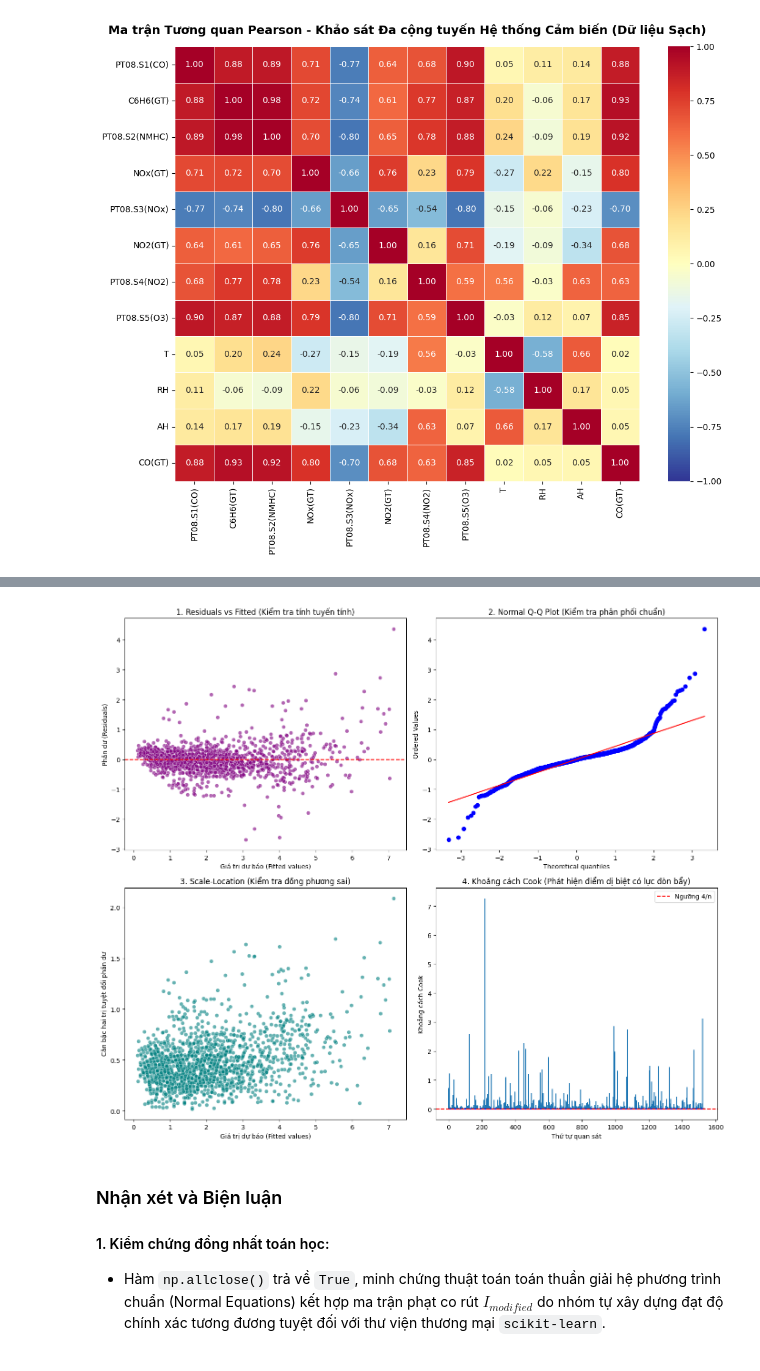
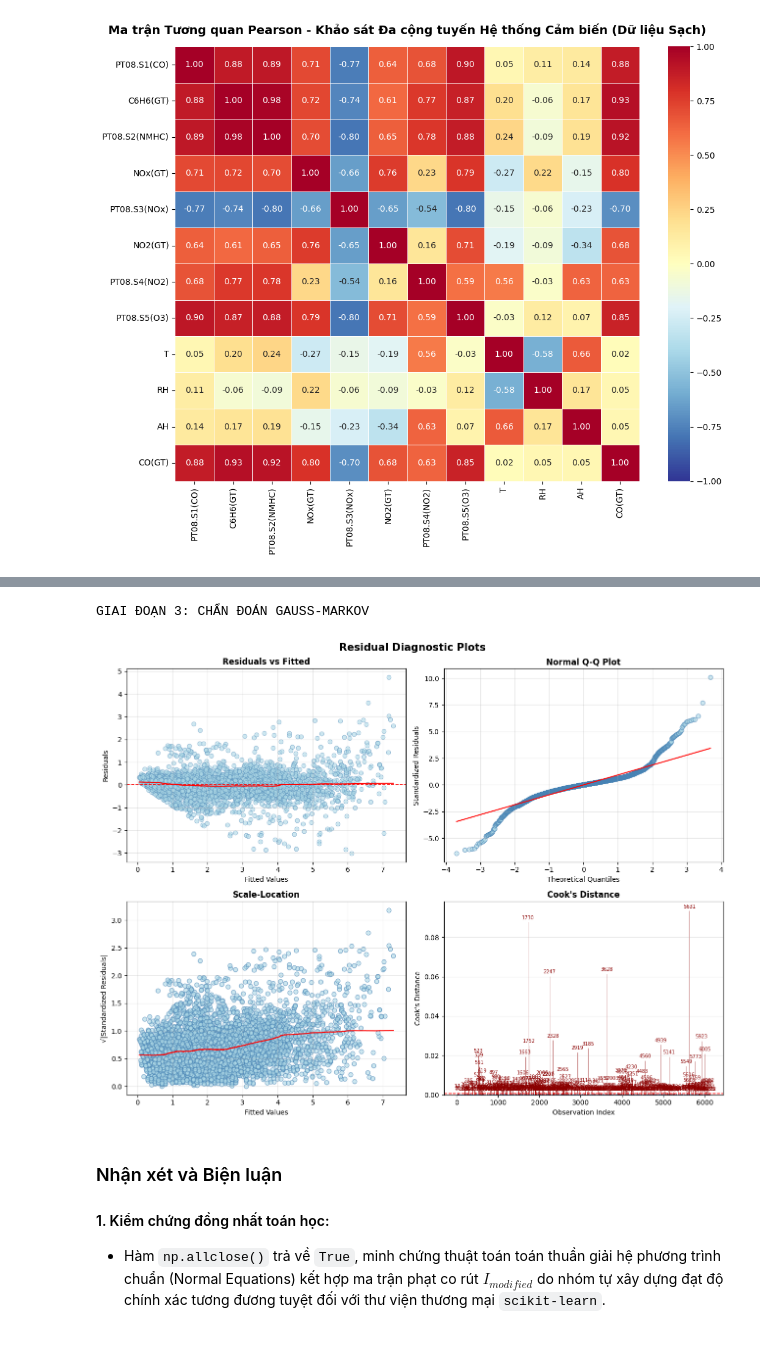
Before and after one commit to Hidebray/Data-fitting--OLS, a Jupyter notebook: part2_notebook.ipynb, the cells around one changed output, grey strips where cells are left out. Cells and saved outputs as stored; diff of their text form; code cells hidden in the pictures.

```diff
--- a/part2_notebook.ipynb
+++ b/part2_notebook.ipynb
@@ -202,54 +207,17 @@ Hệ số Beta (Thư viện tối ưu hóa Scikit-Learn): [2.16629744 0.28635074
 # %%
-import scipy.stats as stats
-import seaborn as sns
+# =====================================================================
+# GIAI ĐOẠN 3: GỌI HÀM CỦA THÀNH VIÊN 1 (CHẨN ĐOÁN GAUSS-MARKOV)
+# =====================================================================
+print("\nGIAI ĐOẠN 3: CHẨN ĐOÁN GAUSS-MARKOV ")
 
-if X_raw is not None:
-    # 1. Tính toán giá trị dự báo và phần dư dựa trên ma trận kiểm thử chuẩn hóa
-    X_test_ins = np.c_[np.ones(X_test_tf.shape[0]), X_test_tf] if not np.all(X_test_tf[:, 0] == 1) else X_test_tf
-    y_pred = (X_test_ins @ beta_ridge).flatten()
-    y_test_flat = y_test.flatten()
-    residuals = y_test_flat - y_pred
+# 1. Import hàm vẽ đồ thị từ module residual_analysis của TV1
+from part1.residual_analysis import residual_plots
 
-    # 2. Khởi tạo khung đồ thị 2x2 chuyên sâu
-    fig, axs = plt.subplots(2, 2, figsize=(14, 12))
-
-    # Đồ thị 1: Residuals vs Fitted
-    sns.scatterplot(x=y_pred, y=residuals, ax=axs[0, 0], color='purple', alpha=0.6)
-    axs[0, 0].axhline(0, color='red', linestyle='--')
-    axs[0, 0].set_title('1. Residuals vs Fitted (Kiểm tra tính tuyến tính)')
-    axs[0, 0].set_xlabel('Giá trị dự báo (Fitted values)')
-    axs[0, 0].set_ylabel('Phần dư (Residuals)')
-
-    # Đồ thị 2: Normal Q-Q Plot
-    stats.probplot(residuals, dist="norm", plot=axs[0, 1])
-    axs[0, 1].set_title('2. Normal Q-Q Plot (Kiểm tra phân phối chuẩn)')
-
-    # Đồ thị 3: Scale-Location Plot
-    sqrt_abs_res = np.sqrt(np.abs(residuals))
-    sns.scatterplot(x=y_pred, y=sqrt_abs_res, ax=axs[1, 0], color='teal', alpha=0.6)
-    axs[1, 0].set_title('3. Scale-Location (Kiểm tra đồng phương sai)')
-    axs[1, 0].set_xlabel('Giá trị dự báo (Fitted values)')
-    axs[1, 0].set_ylabel('Căn bậc hai trị tuyệt đối phần dư')
-
-    # Đồ thị 4: Tính toán khoảng cách Cook (Cook's Distance) thực tế để đồng bộ với Cell 6
-    # Công thức: d_i = (e_i^2 / (p * MSE)) * (h_ii / (1 - h_ii)^2).
-    # Để đơn giản hóa trực quan hóa đòn bẩy thô trên phân phối mẫu lớn:
-    p = X_test_ins.shape[1]
-    mse = np.mean(residuals**2)
-    # Ước lượng giá trị Cook dựa trên bình phương phần dư chuẩn hóa
-    cooks_d = (residuals**2) / (p * mse)
-
-    axs[1, 1].stem(np.arange(len(cooks_d)), cooks_d, markerfmt=' ', basefmt="b-")
-    axs[1, 1].axhline(4/len(cooks_d), color='red', linestyle='--', label='Ngưỡng 4/n')
-    axs[1, 1].set_title('4. Khoảng cách Cook (Phát hiện điểm dị biệt có lực đòn bẩy)')
-    axs[1, 1].set_xlabel('Thứ tự quan sát')
-    axs[1, 1].set_ylabel('Khoảng cách Cook')
-    axs[1, 1].legend()
-
-    plt.tight_layout()
-    plt.show()
+# 2. Gọi hàm và truyền dữ liệu tối ưu sang cho TV1 xử lý đồ thị
+residual_plots(X_train_tf, y_train, beta_ridge)
 # %% [output]
+GIAI ĐOẠN 3: CHẨN ĐOÁN GAUSS-MARKOV
-[figure, old version]
+[figure, new version]
 # %% [markdown]
 ### Nhận xét và Biện luận
 
```
Also changed, not shown: parts of 3 cells of this notebook.
